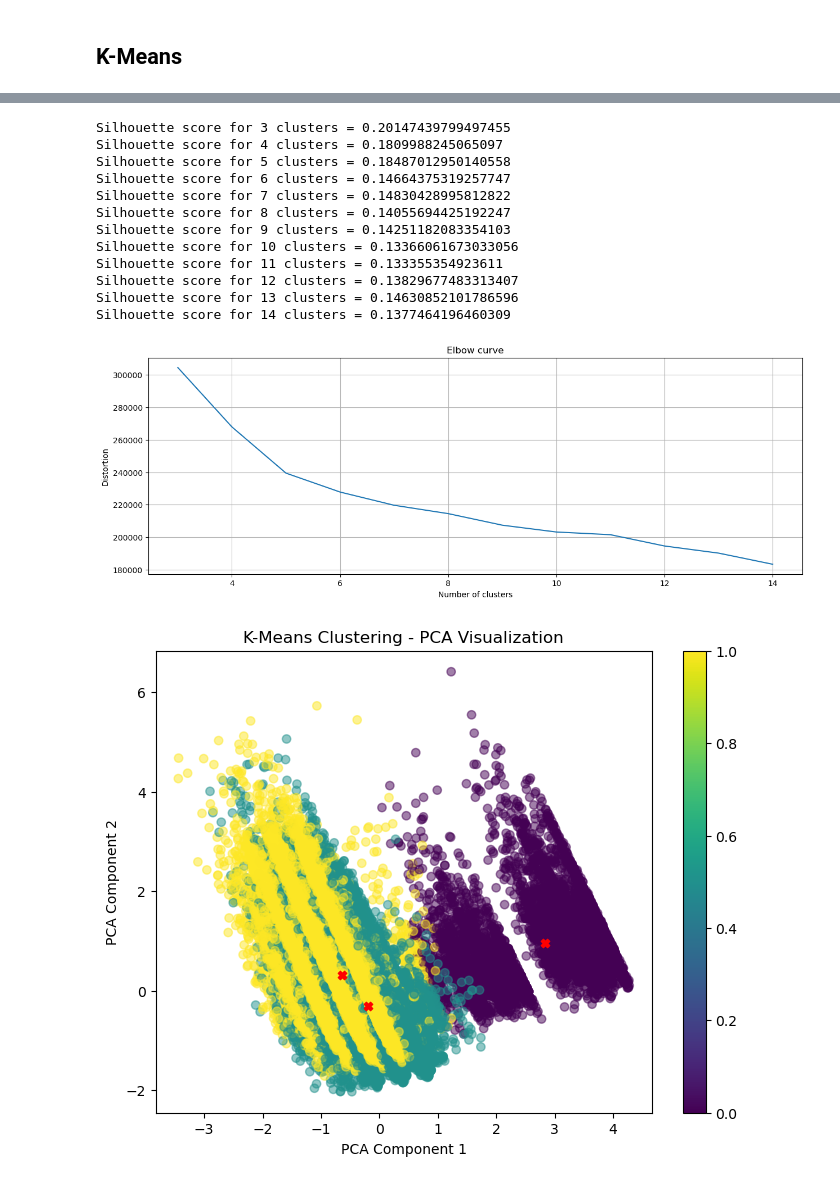
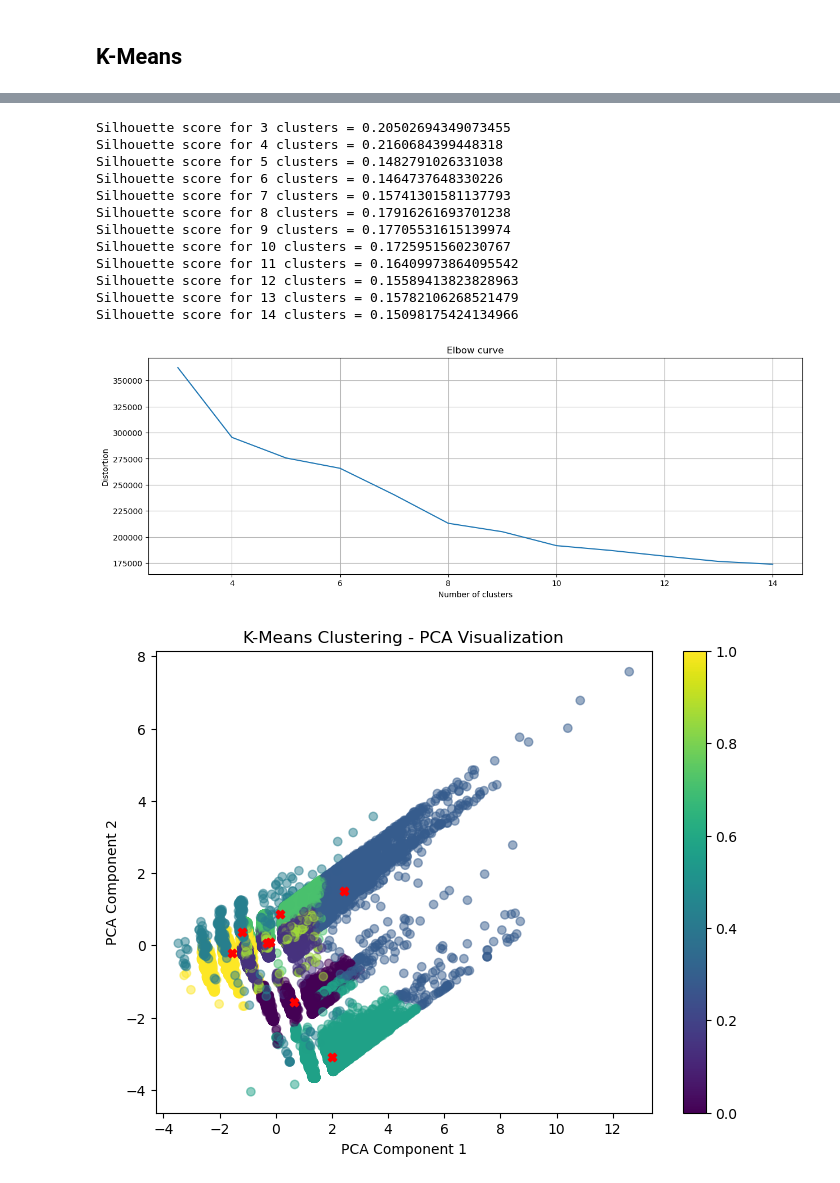
Before and after one commit to dominicfanucchi/aai-510_group7, a Jupyter notebook: AAI-510 Final Project.ipynb, the cells around one changed output, grey strips where cells are left out. Cells and saved outputs as stored; diff of their text form; code cells hidden in the pictures.

Commit message:
Merged Kim's total session time into feature engineering. k-means silhouette scores have improved!

```diff
--- a/AAI-510 Final Project.ipynb
+++ b/AAI-510 Final Project.ipynb
@@ -161,6 +161,20 @@ Try using .loc[row_indexer,col_indexer] = value instead
 
 See the caveats in the documentation: https://pandas.pydata.org/pandas-docs/stable/user_guide/indexing.html#returning-a-view-versus-a-copy
   df_airbnb_cleaned['age'] = ages
+# %%
+# Calculate the total session time per user ID
+total_session_time_per_user = (df_sessions.groupby('user_id')['secs_elapsed'].sum().reset_index())
+
+# Merge the total session time with the df_train using the correct column names
+df_airbnb_cleaned = pd.merge(df_airbnb_cleaned, total_session_time_per_user, left_on='id', right_on='user_id', how='left')
+
+# Rename the column to be more descriptive
+df_airbnb_cleaned.rename(columns={'secs_elapsed': 'total_session_time'}, inplace=True)
+
+# Drop the redundant 'user_id' column
+df_airbnb_cleaned.drop('user_id', axis=1, inplace=True)
+# %%
+df_airbnb_cleaned.fillna(value={'total_session_time':0}, inplace=True)
 # %% [markdown]
 # Modeling
 # %% [markdown]
@@ -236,18 +250,18 @@ for cluster in num_clusters_range:
     k_means_cluster_results[cluster] = kmeans_execution(df_kmeans_train, cluster)
     print(f"Silhouette score for {cluster} clusters = {k_means_cluster_results[cluster]['silhouette_score']}")
 # %% [output]
-Silhouette score for 3 clusters = 0.20147439799497455
-Silhouette score for 4 clusters = 0.1809988245065097
-Silhouette score for 5 clusters = 0.18487012950140558
-Silhouette score for 6 clusters = 0.14664375319257747
-Silhouette score for 7 clusters = 0.14830428995812822
-Silhouette score for 8 clusters = 0.14055694425192247
-Silhouette score for 9 clusters = 0.14251182083354103
-Silhouette score for 10 clusters = 0.13366061673033056
-Silhouette score for 11 clusters = 0.133355354923611
-Silhouette score for 12 clusters = 0.13829677483313407
-Silhouette score for 13 clusters = 0.14630852101786596
-Silhouette score for 14 clusters = 0.1377464196460309
+Silhouette score for 3 clusters = 0.20502694349073455
+Silhouette score for 4 clusters = 0.2160684399448318
+Silhouette score for 5 clusters = 0.1482791026331038
+Silhouette score for 6 clusters = 0.1464737648330226
+Silhouette score for 7 clusters = 0.15741301581137793
+Silhouette score for 8 clusters = 0.17916261693701238
+Silhouette score for 9 clusters = 0.17705531615139974
+Silhouette score for 10 clusters = 0.1725951560230767
+Silhouette score for 11 clusters = 0.16409973864095542
+Silhouette score for 12 clusters = 0.15589413823828963
+Silhouette score for 13 clusters = 0.15782106268521479
+Silhouette score for 14 clusters = 0.15098175424134966
 # %%
 # Extracting distortions for different k values
 distortions = [k_means_cluster_results[cluster]['distortion'] for cluster in num_clusters_range]
@@ -260,18 +274,18 @@ plt.xlabel('Number of clusters')
 plt.ylabel('Distortion')
 plt.show()
 # %% [output]
-[figure, old version]
+[figure, new version]
 # %%
 # Visualize clusters in PCA space
-ideal_cluster_size = 3
+ideal_cluster_size = 8
 
 plt.figure(figsize=(8, 6))
 plt.scatter(df_kmeans_train[:, 0], df_kmeans_train[:, 1], c=k_means_cluster_results[ideal_cluster_size]['labels'], cmap='viridis', alpha=0.5, label='Data points')
 plt.scatter(k_means_cluster_results[ideal_cluster_size]['centers'][:,0], k_means_cluster_results[ideal_cluster_size]['centers'][:,1], c='red', marker='X', label='Cluster Centers')
 plt.title('K-Means Clustering - PCA Visualization')
 plt.xlabel('PCA Component 1')
 plt.ylabel('PCA Component 2')
 plt.colorbar()
 plt.show()
 # %% [output]
-[figure, old version]
+[figure, new version]
```
Also changed, not shown: parts of 3 cells of this notebook.
